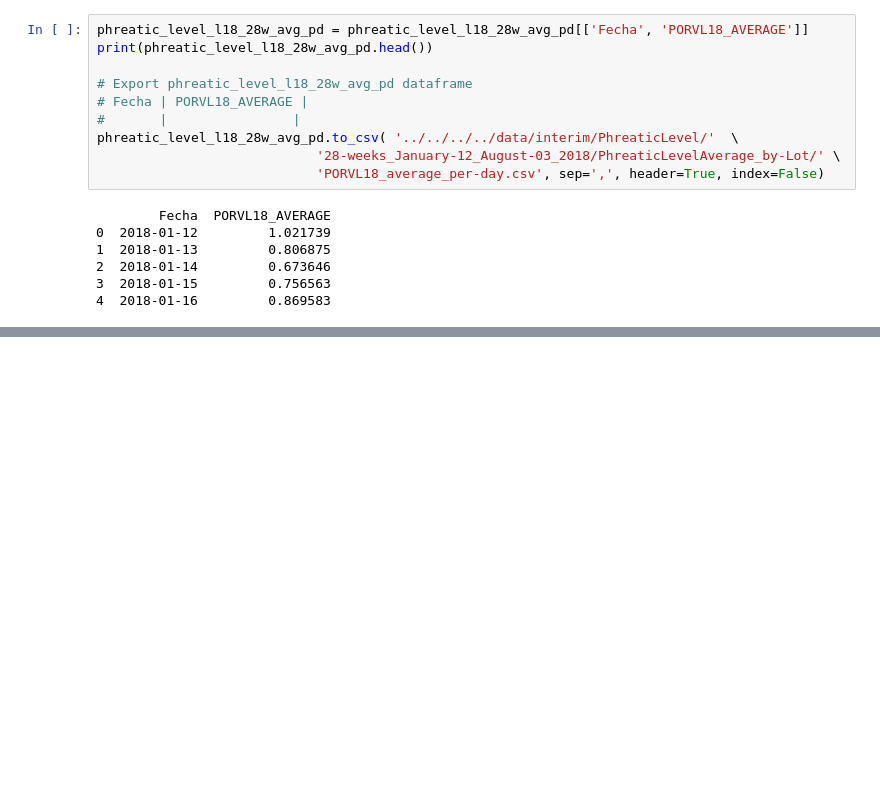
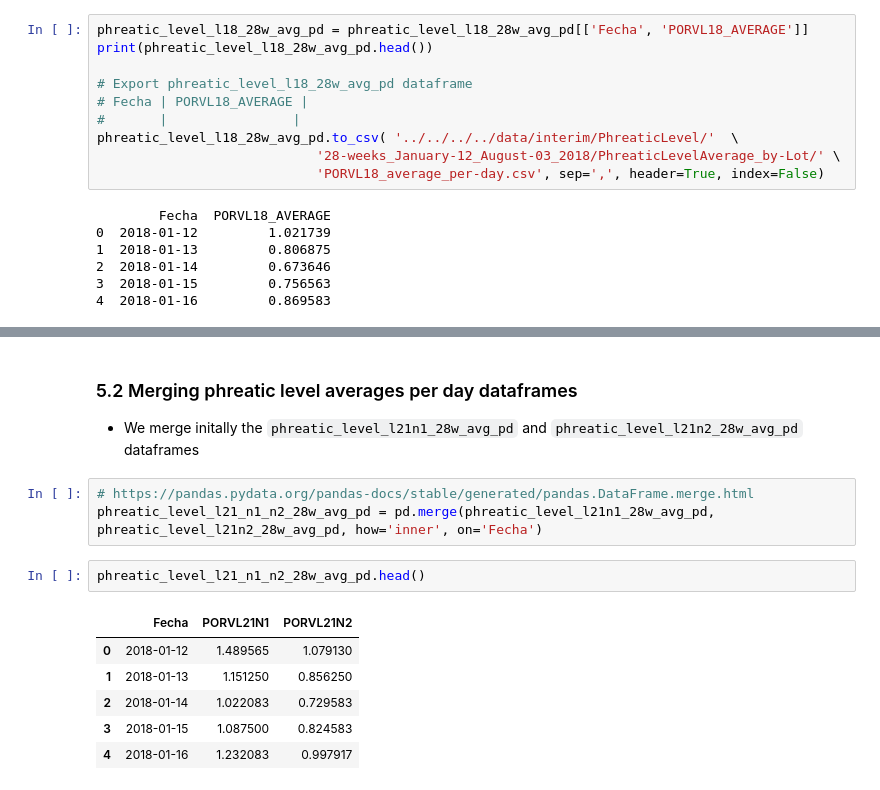
Before and after one commit to bgarcial/sioma_project, a Jupyter notebook: notebooks/averaging_data/PhreaticLevel/28-weeks_January-12_August-03_2018/03-bgarcial-phreatic_level_generating_average_between-nodes_values.ipynb, the cells around one changed output, grey strips where cells are left out. Saved outputs shown, nothing was run; the diff lists cells and outputs as text; blank space fills up the shorter version.

```diff
--- a/notebooks/averaging_data/PhreaticLevel/28-weeks_January-12_August-03_2018/03-bgarcial-phreatic_level_generating_average_between-nodes_values.ipynb
+++ b/notebooks/averaging_data/PhreaticLevel/28-weeks_January-12_August-03_2018/03-bgarcial-phreatic_level_generating_average_between-nodes_values.ipynb
@@ -595,0 +620,16 @@ phreatic_level_l18_28w_avg_pd.to_csv( '../../../../data/interim/PhreaticLevel/'
+# %% [markdown]
+### 5.2 Merging phreatic level averages per day dataframes
+
+- We merge initally the `phreatic_level_l21n1_28w_avg_pd` and `phreatic_level_l21n2_28w_avg_pd` dataframes
+# %%
+# https://pandas.pydata.org/pandas-docs/stable/generated/pandas.DataFrame.merge.html
+phreatic_level_l21_n1_n2_28w_avg_pd = pd.merge(phreatic_level_l21n1_28w_avg_pd, phreatic_level_l21n2_28w_avg_pd, how='inner', on='Fecha')
+# %%
+phreatic_level_l21_n1_n2_28w_avg_pd.head()
+# %% [output]
+|  | Fecha | PORVL21N1 | PORVL21N2 |
+| 0 | 2018-01-12 | 1.489565 | 1.079130 |
+| 1 | 2018-01-13 | 1.151250 | 0.856250 |
+| 2 | 2018-01-14 | 1.022083 | 0.729583 |
+| 3 | 2018-01-15 | 1.087500 | 0.824583 |
+| 4 | 2018-01-16 | 1.232083 | 0.997917 |
```
Also changed, not shown: parts of 15 cells of this notebook, 2 other files.
